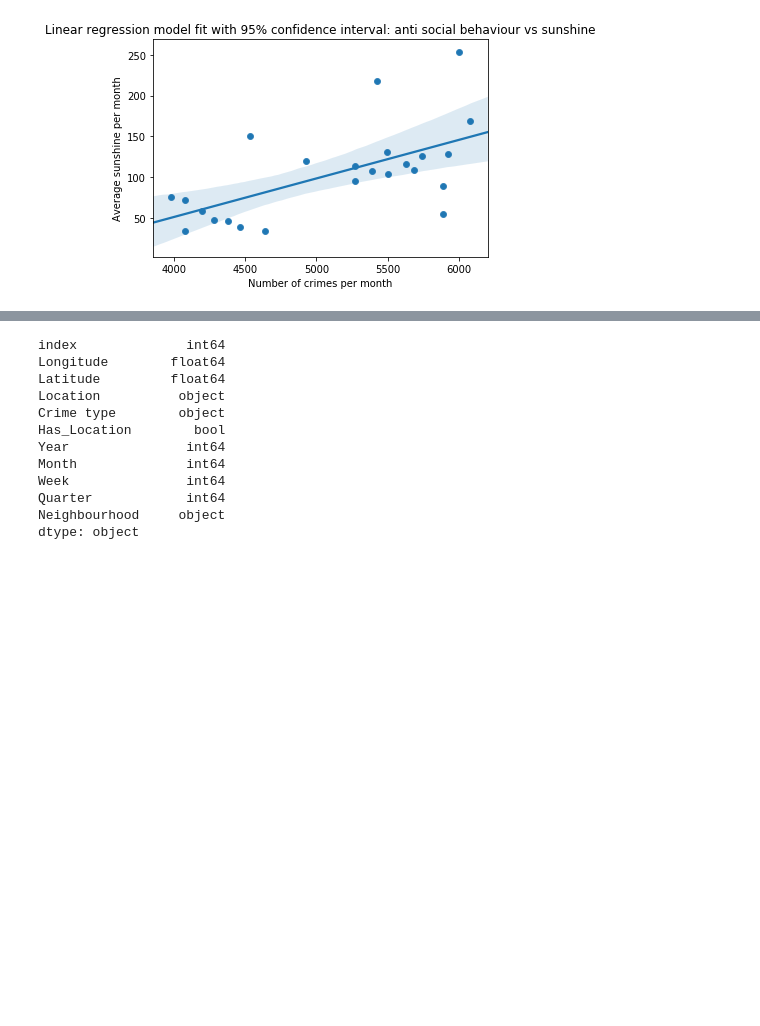
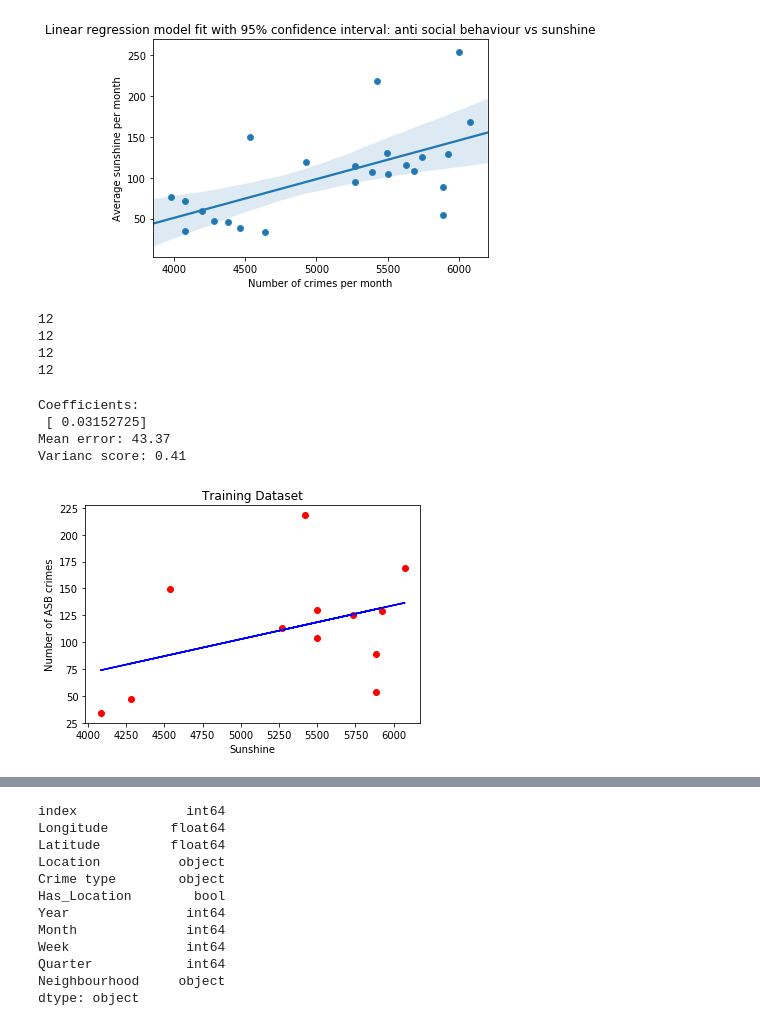
Before and after one commit to JBailey96/PSNI-Crime-Data-EDA, a Jupyter notebook: Crime EDA.ipynb, the cells around one changed output, grey strips where cells are left out. Cells and saved outputs as stored; diff of their text form; code cells hidden in the pictures; blank space fills up the shorter version.

```diff
--- a/Crime EDA.ipynb
+++ b/Crime EDA.ipynb
@@ -580,3 +601,24 @@ plt.ylabel('Average sunshine per month')
 # %% [output]
 Text(0,0.5,'Average sunshine per month')
 [figure]
+# %%
+x = anti_social_crime[['counts']]
+y = anti_social_crime['sunshine']
+
+x_train, x_test, y_train, y_test = train_test_split(x, y, test_size=0.5, random_state=0)
+
+print(len(x_train))
+print(len(y_train))
+print(len(x_test))
+print(len(y_test))
+# %% [output]
+12
+12
+12
+12
+# %%
+regressor = LinearRegression()
+# %%
+result = regressor.fit(x_train, y_train)
+# %%
+result = regressor.fit(x_train, y_train)
@@ -582,0 +627,18 @@ Text(0,0.5,'Average sunshine per month')
+# %%
+print('Coefficients: \n', regressor.coef_)
+print('Mean error: %.2f' % math.sqrt(mean_squared_error(y_test, y_pred)))
+print('Varianc score: %.2f' % r2_score(y_test, y_pred))
+# %% [output]
+Coefficients:
+ [ 0.03152725]
+Mean error: 43.37
+Varianc score: 0.41
+# %%
+plt.scatter(x_train, y_train, color='red')
+plt.plot(x_train, regressor.predict(x_train), color = 'blue')
+plt.title("Training Dataset")
+plt.xlabel("Sunshine")
+plt.ylabel("Number of ASB crimes")
+plt.show()
+# %% [output]
+[figure, added]
```
Also changed, not shown: parts of 22 cells of this notebook, 2 other files.
